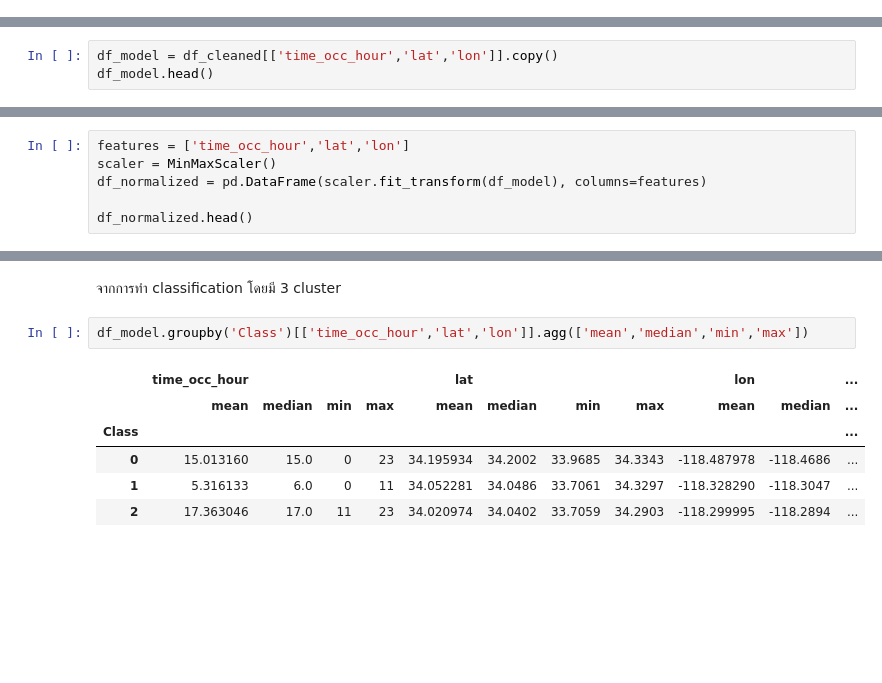
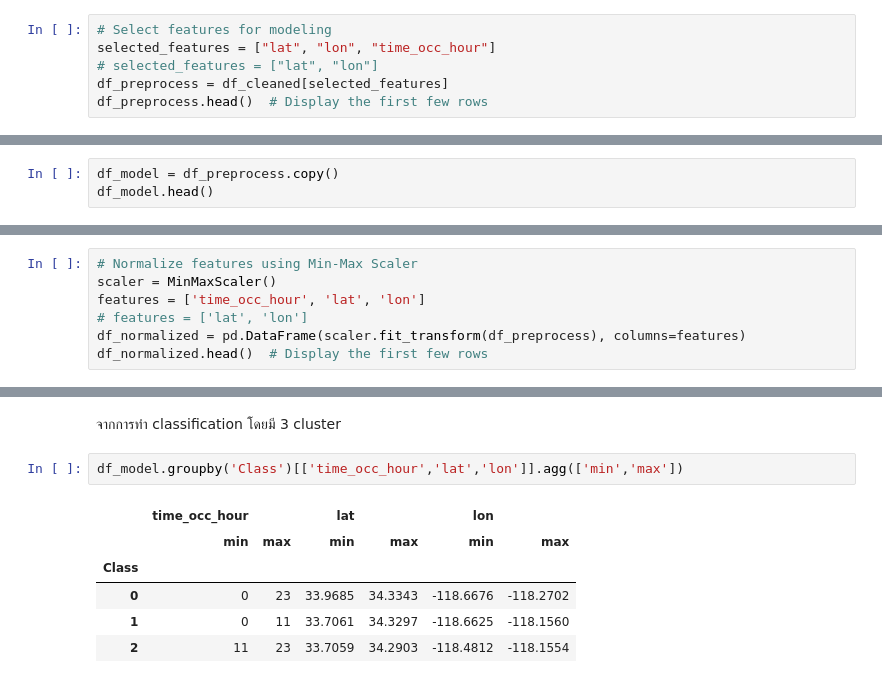
Before and after one commit to DioSurreal/Crime-Data-Analysis, a Jupyter notebook: Crime_Data_Analysis.ipynb, the cells around one changed output, grey strips where cells are left out. Cells and saved outputs as stored; diff of their text form; blank space fills up the shorter version.

```diff
--- a/Crime_Data_Analysis.ipynb
+++ b/Crime_Data_Analysis.ipynb
@@ -706,0 +754,6 @@ This will help security units develop strategies and allocate resources more eff
+# %%
+# Select features for modeling
+selected_features = ["lat", "lon", "time_occ_hour"]
+# selected_features = ["lat", "lon"]
+df_preprocess = df_cleaned[selected_features]
+df_preprocess.head()  # Display the first few rows
@@ -720,4 +783,4 @@ I will create a new feature that assigns scores based on the frequency of occurr
 # %%
-df_model = df_cleaned[['time_occ_hour','lat','lon']].copy()
+df_model = df_preprocess.copy()
 df_model.head()
 # %% [output]
@@ -730,8 +793,9 @@ df_model.head()
 # %%
-features = ['time_occ_hour','lat','lon']
+# Normalize features using Min-Max Scaler
 scaler = MinMaxScaler()
-df_normalized = pd.DataFrame(scaler.fit_transform(df_model), columns=features)
-
-df_normalized.head()
+features = ['time_occ_hour', 'lat', 'lon']
+# features = ['lat', 'lon']
+df_normalized = pd.DataFrame(scaler.fit_transform(df_preprocess), columns=features)
+df_normalized.head()  # Display the first few rows
 # %% [output]
 |  | time_occ_hour | lat | lon |
@@ -808,11 +879,11 @@ plt.show()
 # %% [markdown]
 จากการทำ classification โดยมี 3 cluster
 # %%
-df_model.groupby('Class')[['time_occ_hour','lat','lon']].agg(['mean','median','min','max'])
+df_model.groupby('Class')[['time_occ_hour','lat','lon']].agg(['min','max'])
 # %% [output]
-|  | time_occ_hour |  |  |  | lat |  |  |  | lon |  | ... |
-|  | mean | median | min | max | mean | median | min | max | mean | median | ... |
-| Class |  |  |  |  |  |  |  |  |  |  | ... |
-| 0 | 15.013160 | 15.0 | 0 | 23 | 34.195934 | 34.2002 | 33.9685 | 34.3343 | -118.487978 | -118.4686 | ... |
-| 1 | 5.316133 | 6.0 | 0 | 11 | 34.052281 | 34.0486 | 33.7061 | 34.3297 | -118.328290 | -118.3047 | ... |
-| 2 | 17.363046 | 17.0 | 11 | 23 | 34.020974 | 34.0402 | 33.7059 | 34.2903 | -118.299995 | -118.2894 | ... |
+|  | time_occ_hour |  | lat |  | lon |  |
+|  | min | max | min | max | min | max |
+| Class |  |  |  |  |  |  |
+| 0 | 0 | 23 | 33.9685 | 34.3343 | -118.6676 | -118.2702 |
+| 1 | 0 | 11 | 33.7061 | 34.3297 | -118.6625 | -118.1560 |
+| 2 | 11 | 23 | 33.7059 | 34.2903 | -118.4812 | -118.1554 |
```
Also changed, not shown: parts of 74 cells of this notebook.
